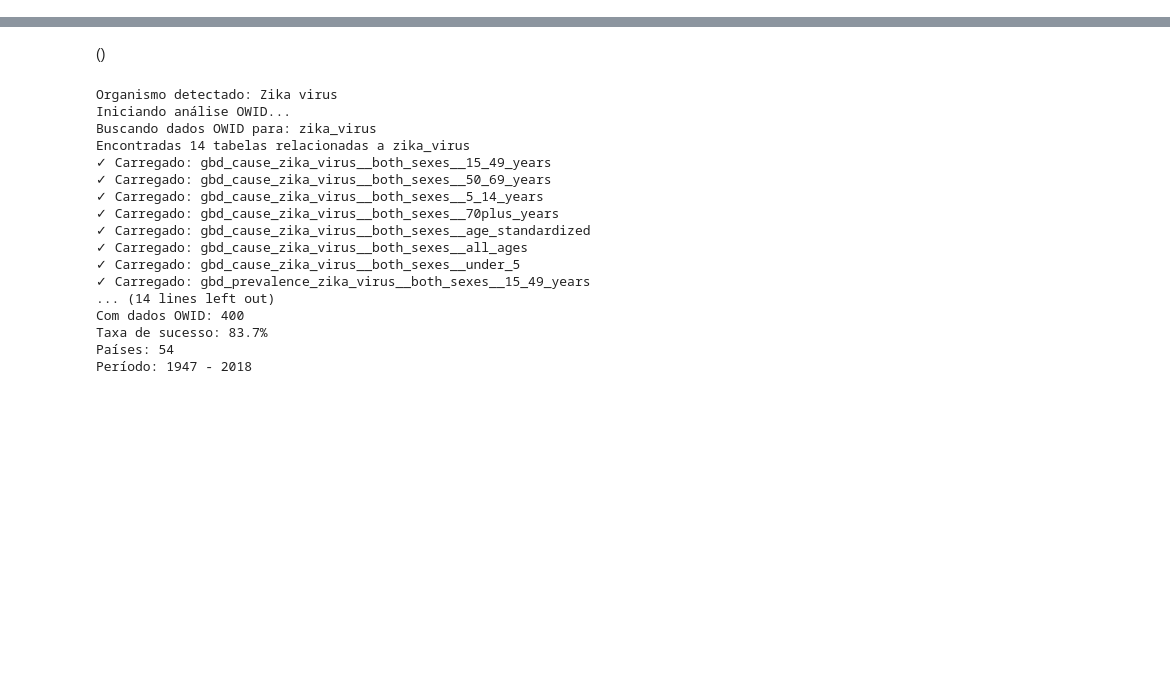
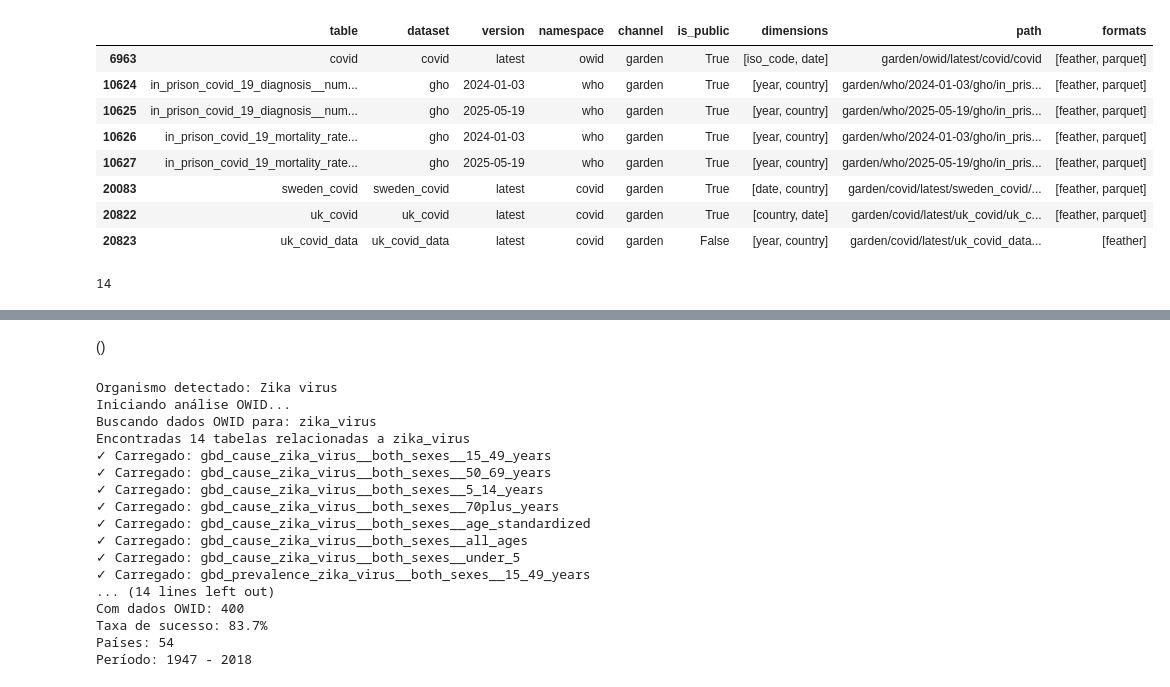
Before and after one commit to JohKemPo/BioComp_UFF, a Jupyter notebook: workflow/owid_integration_test.ipynb, the cells around one changed output, grey strips where cells are left out. Cells and saved outputs as stored; diff of their text form; code cells hidden in the pictures; blank space fills up the shorter version.

```diff
--- a/workflow/owid_integration_test.ipynb
+++ b/workflow/owid_integration_test.ipynb
@@ -4,8 +4,21 @@
 from owid import catalog
 # %%
 # result = catalog.find("tuberculosis")
-result = catalog.find("zika_virus")
+# result = catalog.find("zika_virus")
+result = catalog.find("covid")
 result.head(100)
+# %% [output]
+|  | table | dataset | version | namespace | channel | is_public | dimensions | path | formats |
+| 6963 | covid | covid | latest | owid | garden | True | [iso_code, date] | garden/owid/latest/covid/covid | [feather, parquet] |
+| 10624 | in_prison_covid_19_diagnosis__num... | gho | 2024-01-03 | who | garden | True | [year, country] | garden/who/2024-01-03/gho/in_pris... | [feather, parquet] |
+| 10625 | in_prison_covid_19_diagnosis__num... | gho | 2025-05-19 | who | garden | True | [year, country] | garden/who/2025-05-19/gho/in_pris... | [feather, parquet] |
+| 10626 | in_prison_covid_19_mortality_rate... | gho | 2024-01-03 | who | garden | True | [year, country] | garden/who/2024-01-03/gho/in_pris... | [feather, parquet] |
+| 10627 | in_prison_covid_19_mortality_rate... | gho | 2025-05-19 | who | garden | True | [year, country] | garden/who/2025-05-19/gho/in_pris... | [feather, parquet] |
+| 20083 | sweden_covid | sweden_covid | latest | covid | garden | True | [date, country] | garden/covid/latest/sweden_covid/... | [feather, parquet] |
+| 20822 | uk_covid | uk_covid | latest | covid | garden | True | [country, date] | garden/covid/latest/uk_covid/uk_c... | [feather, parquet] |
+| 20823 | uk_covid_data | uk_covid_data | latest | covid | garden | False | [year, country] | garden/covid/latest/uk_covid_data... | [feather] |
 # %%
 len(result)
+# %% [output]
+14
 # %%
```
Also changed, not shown: parts of 6 cells of this notebook, 2 other files.
